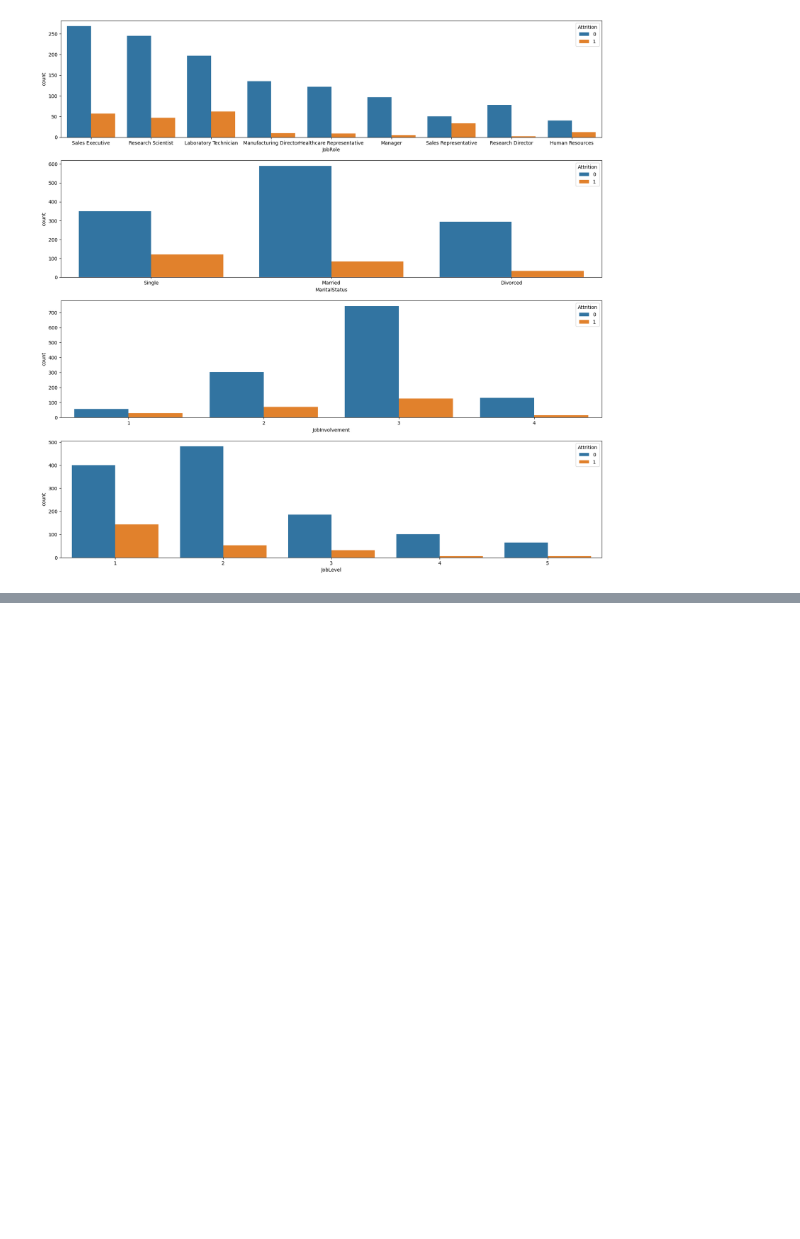
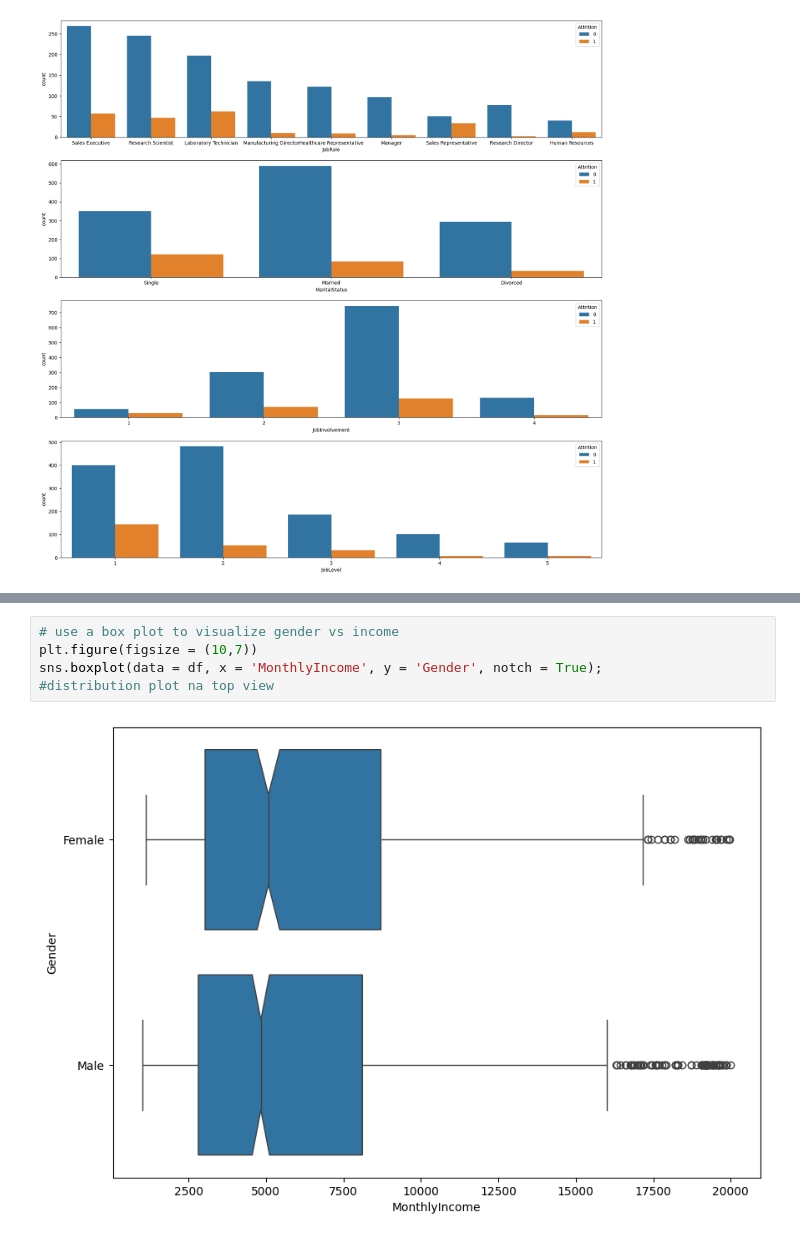
Before and after one commit to drv-j/ACMDIGW, a Jupyter notebook: ACMDIGT223_24_ML_JACINTO.ipynb, the cells around one changed output, grey strips where cells are left out. Drawn from its saved outputs; the diff is of its cells as text; blank space fills up the shorter version.

```diff
--- a/ACMDIGT223_24_ML_JACINTO.ipynb
+++ b/ACMDIGT223_24_ML_JACINTO.ipynb
@@ -207,0 +241,7 @@ sns.countplot(data = df, x = 'JobLevel', hue = 'Attrition');
+# %%
+# use a box plot to visualize gender vs income
+plt.figure(figsize = (10,7))
+sns.boxplot(data = df, x = 'MonthlyIncome', y = 'Gender', notch = True);
+#distribution plot na top view
+# %% [output]
+[figure, added]
```
Also changed, not shown: parts of 35 cells of this notebook.
